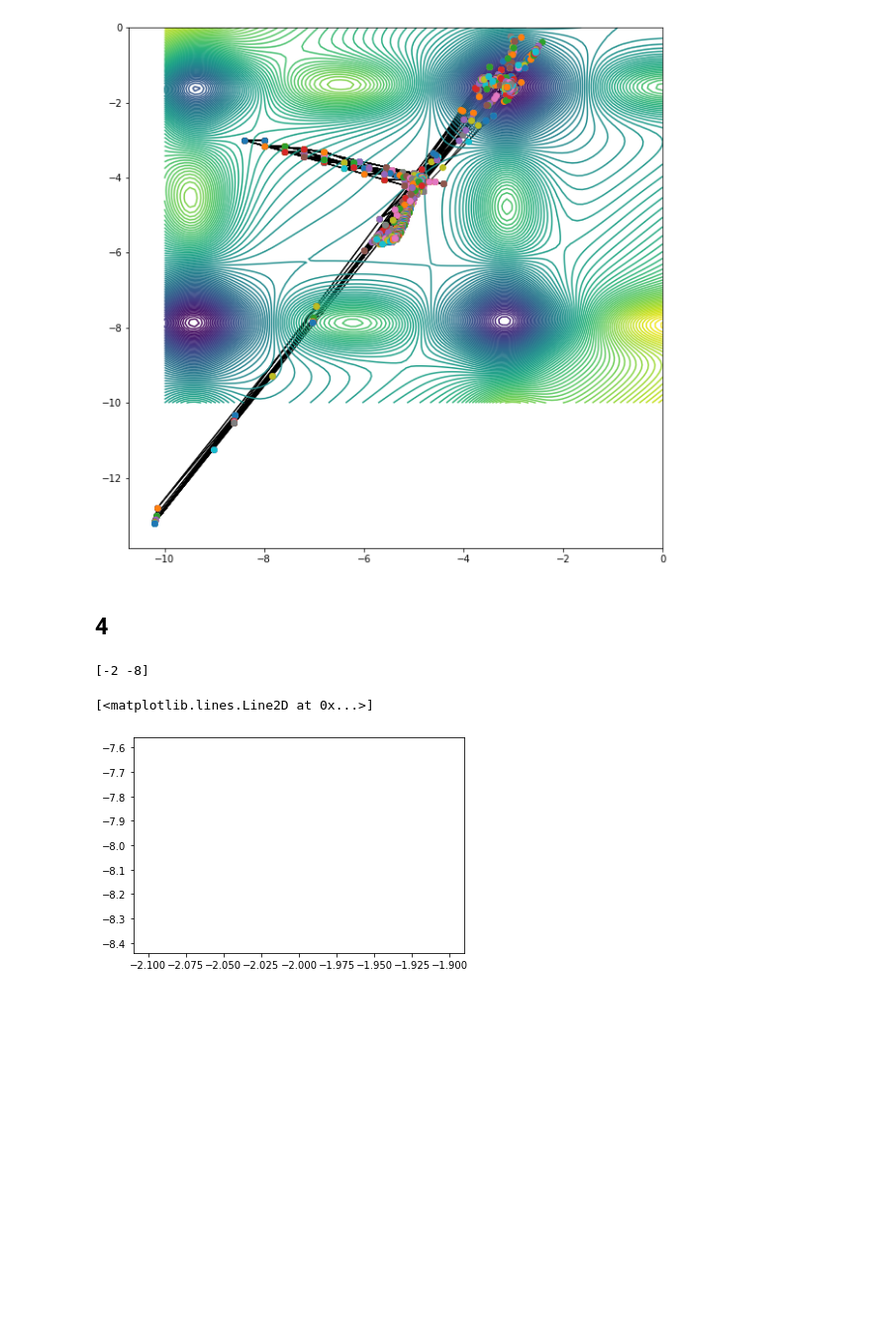
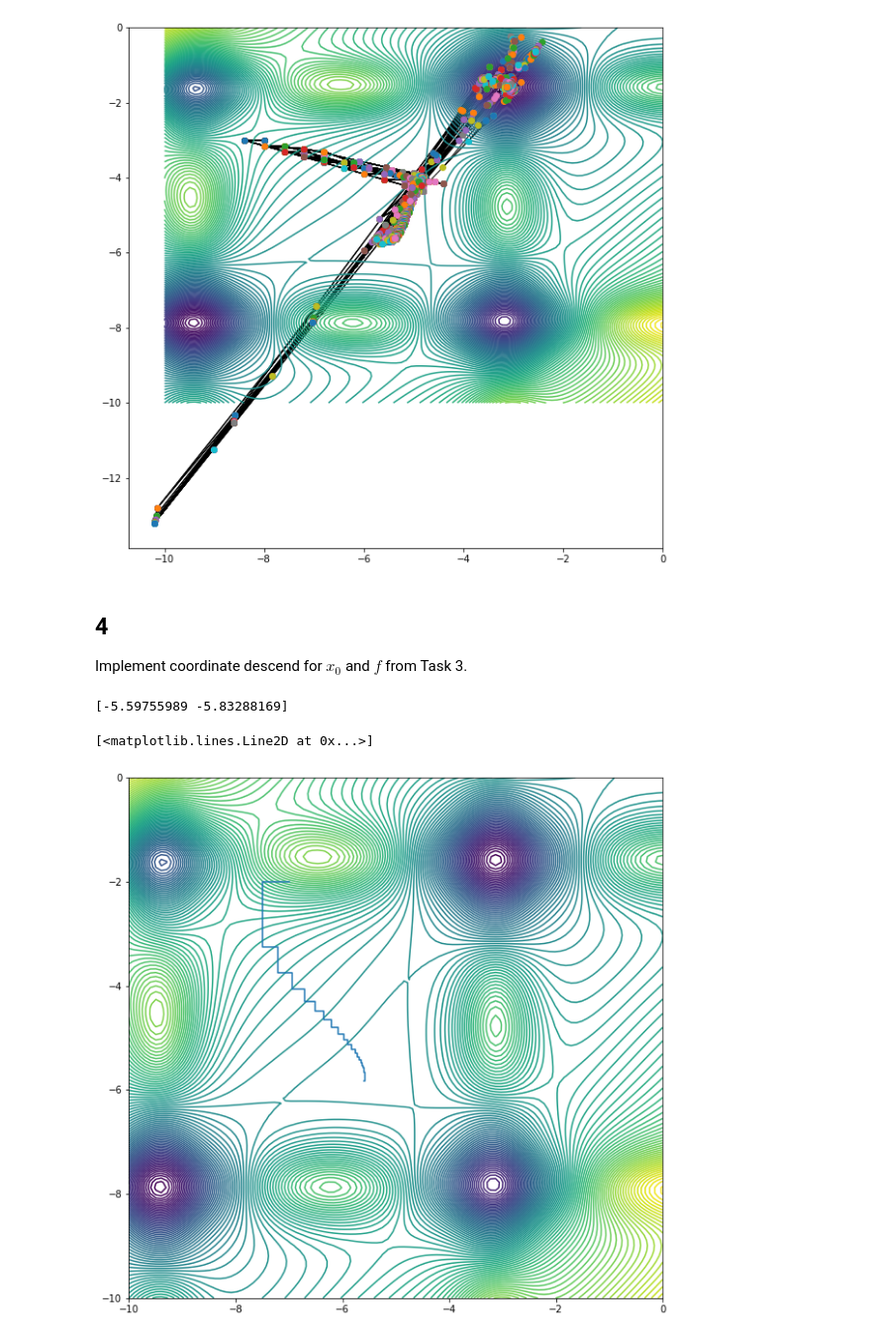
Before and after one commit to TC406/Optimization_Methods_2020, a Jupyter notebook: hw_week_1/HW_week_1.ipynb, the cells around one changed output. Shown at 99% size. Drawn from its saved outputs; the diff is of its cells as text; code cells hidden in the pictures; blank space fills up the shorter version.

Commit message:
task 4 implemented

```diff
--- a/hw_week_1/HW_week_1.ipynb
+++ b/hw_week_1/HW_week_1.ipynb
@@ -298,37 +300,45 @@ initial point:  [-8. -3.]        found min:  [-5.3776144 -5.6178831]     alpha,
 initial point:  [-8. -3.]        found min:  [-2.55847635 -0.63663394]   alpha, beta, gamma: 3 4 1
 initial point:  [-8. -3.]        found min:  [-3.13036466 -1.58222788]   alpha, beta, gamma: 3 8 1
 [figure]
-# %% [markdown]
-## 4
+# %% [markdown]
+## 4
+Implement coordinate descend for $x_0$ and $f$ from Task 3.
 # %%
-def coord_descend(func, x0, alpha=[0.5,0.5], gamma=0.01, maxit=400):
+def coord_descend(func, x0, alpha=[0.5,0.5], gamma=0.01, maxit=400, xatol=1e-4, fatol=1e-4):
     iterations = 0
     alpha = np.array(alpha)
     gamma = np.array(gamma)
     x_curr = x0.copy()
     history_x = np.zeros([maxit, x0.shape[0]])
+    curr_f = func(x_curr)
     while (iterations < maxit):
+#         if (np.max(np.abs(history_x[:,iterations] - history_x[:,iterations-1])) <= xatol and
+#                 np.abs(curr_f - prev_f) <= fatol):
+#             break
         history_x[iterations,:] = x_curr.copy()
         coord_to_minimize = np.mod(iterations, 2)
         s = np.zeros(2)
-        s_m = s.copy()
+        s_m = x_curr.copy()
         s_m[coord_to_minimize] = s_m[coord_to_minimize] + alpha[coord_to_minimize]
-        s_p = s.copy()
-        s_m[coord_to_minimize] = s_m[coord_to_minimize] -alpha[coord_to_minimize]
+        s_p = x_curr.copy()
+        s_p[coord_to_minimize] = s_m[coord_to_minimize] -alpha[coord_to_minimize]
         f_grad = func(s_p) - func(s_m)
-        x_curr[coord_to_minimize] = x_curr[coord_to_minimize] -alpha[coord_to_minimize] * f_grad
+        prev_f = curr_f
+        x_curr[coord_to_minimize] = x_curr[coord_to_minimize] + 0.5 * alpha[coord_to_minimize] * f_grad
+        curr_f = func(x_curr)
         iterations += 1
-    return x_curr, history_x
+    return x_curr, history_x, iterations
 # %%
-x_initial = np.array([-2,-8])
-aplha_coeffs = np.array([0.1,0.1])
-x_descend, descent_trace = coord_descend(mishra_bird, x0=x_initial, alpha=np.array([0.1,0.1]))
+x_initial = np.array([-7.0,-2.0])
+aplha_coeffs = np.array([0.3,0.3])
+x_descend, descent_trace, iterations = coord_descend(func=mishra_bird, x0=x_initial, alpha=aplha_coeffs)
 print(x_descend)
 # %% [output]
-[-2 -8]
+[-5.59755989 -5.83288169]
 # %%
-plt.figure()
+plt.figure(figsize=(10,10))
+plt.contour(X, Y, Z_raw, 100)
 plt.plot(descent_trace[:,0], descent_trace[:,1])
 # %% [output]
 [<matplotlib.lines.Line2D at 0x...>]
-[figure, old version]
+[figure, new version]
```
Also changed, not shown: parts of 3 cells of this notebook.
